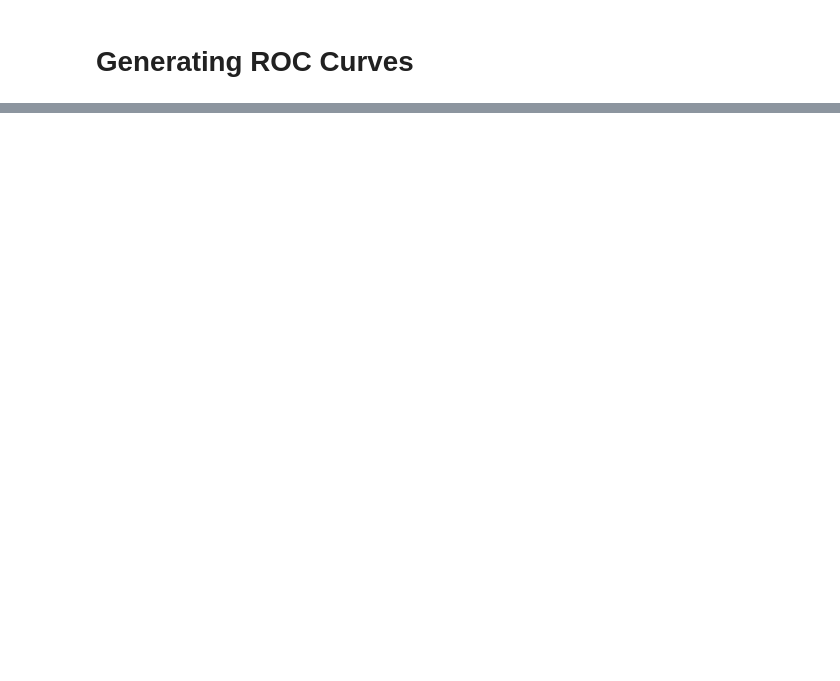
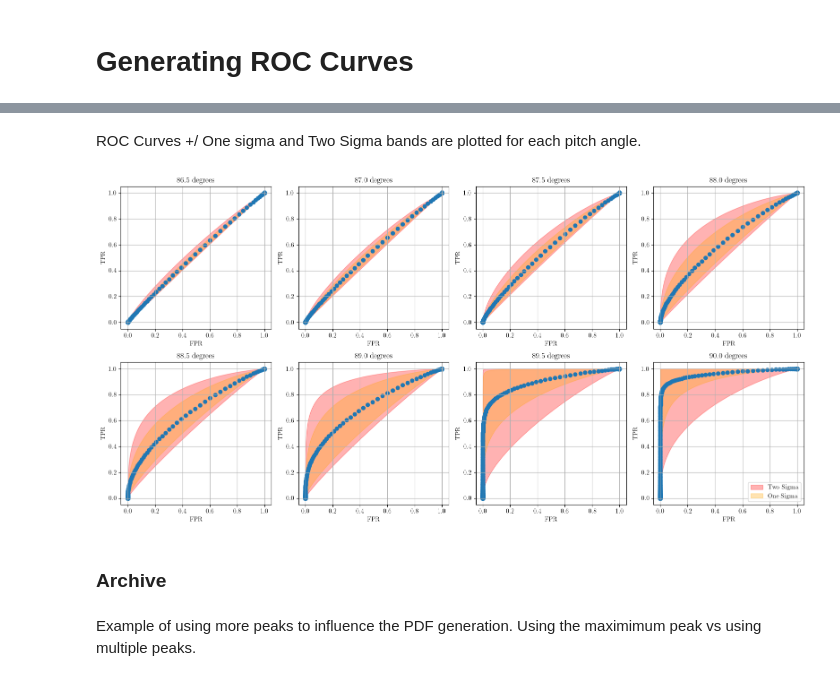
Before and after one commit to QTNM/PowerCutStats, a Jupyter notebook: examples/ROC.ipynb, the cells around one changed output, grey strips where cells are left out. Cells and saved outputs as stored; diff of their text form; code cells hidden in the pictures; blank space fills up the shorter version.

```diff
--- a/examples/ROC.ipynb
+++ b/examples/ROC.ipynb
@@ -577,0 +573,35 @@ plt.plot(x, noise_pdf, label='Noise', linestyle='--')
+# %% [markdown]
+ROC Curves +/ One sigma and Two Sigma bands are plotted for each pitch angle.
+# %%
+
+fig, ax = plt.subplots(2, 4, figsize=(16, 8))
+plt.title('Average ROC curve for each pitch angle')
+
+for i in range(len(radii_magnitude_container)):
+
+
+    hep_curves = zip(fpr_values[i], tpr_values[i], aucs[i])
+
+    sorted_hep_curves = sorted(hep_curves, key=lambda x: x[2])
+
+    sorted_fpr, sorted_tpr, sorted_auc = zip(*sorted_hep_curves)
+
+    ax[i//4, i%4].fill_between(sorted_fpr[0][0], sorted_tpr[3][0], sorted_tpr[-3][0], alpha=0.3, color='red', label='Two Sigma')
+    ax[i//4, i%4].fill_between(sorted_fpr[0][0], sorted_tpr[16][0], sorted_tpr[-16][0], alpha=0.3, color='orange', label='One Sigma')
+    ax[i//4, i%4].scatter(np.mean(sorted_fpr, axis=0), np.mean(sorted_tpr, axis=0))
+    ax[i//4, i%4].set_title(labels[i])
+    ax[i//4, i%4].set_xlabel('FPR')
+    ax[i//4, i%4].set_ylabel('TPR')
+    ax[i//4, i%4].grid(True)
+
+    if i == 7:
+        ax[i//4, i%4].legend()
+
+plt.tight_layout()
+plt.show()
+# %% [output]
+[figure, added]
+# %% [markdown]
+### Archive
+# %% [markdown]
+Example of using more peaks to influence the PDF generation. Using the maximimum peak vs using multiple peaks.
```
Also changed, not shown: parts of 31 cells of this notebook, 14 other files.
